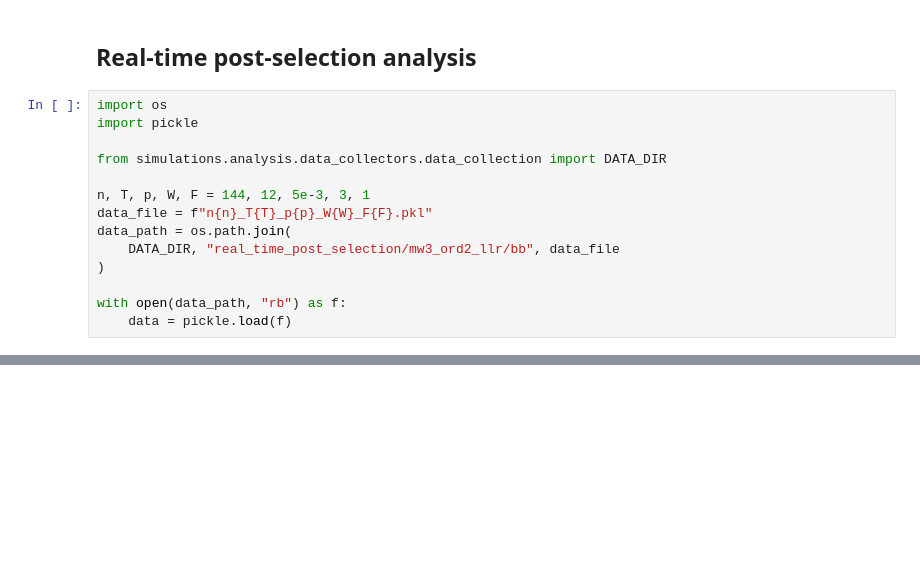
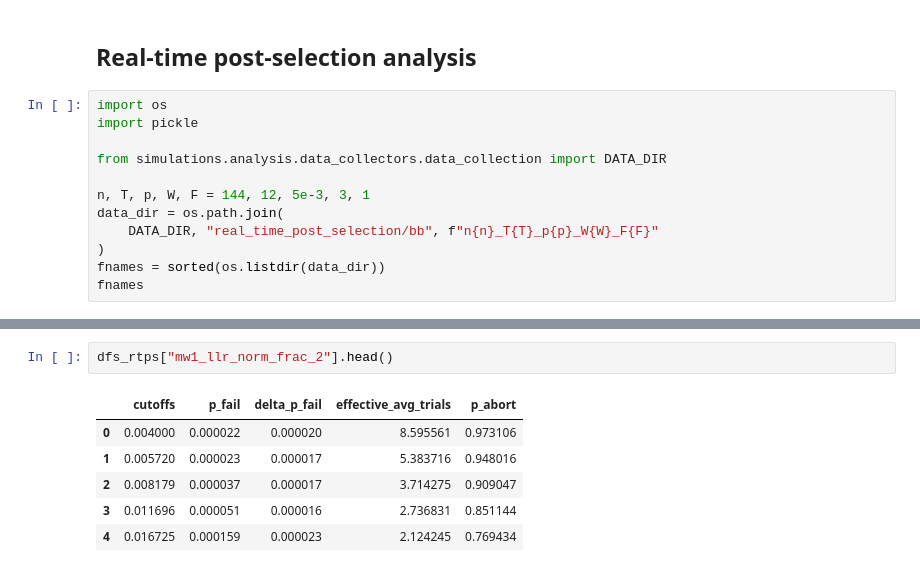
Before and after one commit to seokhyung-lee/ldpc-post-selection, a Jupyter notebook: simulations/analysis/notebooks/sliding_window_analysis.ipynb, the cells around one changed output, grey strips where cells are left out. Cells and saved outputs as stored; diff of their text form; blank space fills up the shorter version.

```diff
--- a/simulations/analysis/notebooks/sliding_window_analysis.ipynb
+++ b/simulations/analysis/notebooks/sliding_window_analysis.ipynb
@@ -299,10 +298,8 @@ import pickle
 from simulations.analysis.data_collectors.data_collection import DATA_DIR
 
 n, T, p, W, F = 144, 12, 5e-3, 3, 1
-data_file = f"n{n}_T{T}_p{p}_W{W}_F{F}.pkl"
-data_path = os.path.join(
-    DATA_DIR, "real_time_post_selection/mw3_ord2_llr/bb", data_file
+data_dir = os.path.join(
+    DATA_DIR, "real_time_post_selection/bb", f"n{n}_T{T}_p{p}_W{W}_F{F}"
 )
-
-with open(data_path, "rb") as f:
-    data = pickle.load(f)
+fnames = sorted(os.listdir(data_dir))
+fnames
@@ -374 +324,10 @@ ax1.set_xlim(1e-3, 0.1)
+# %%
+dfs_rtps["mw1_llr_norm_frac_2"].head()
+# %% [output]
+|  | cutoffs | p_fail | delta_p_fail | effective_avg_trials | p_abort |
+| 0 | 0.004000 | 0.000022 | 0.000020 | 8.595561 | 0.973106 |
+| 1 | 0.005720 | 0.000023 | 0.000017 | 5.383716 | 0.948016 |
+| 2 | 0.008179 | 0.000037 | 0.000017 | 3.714275 | 0.909047 |
+| 3 | 0.011696 | 0.000051 | 0.000016 | 2.736831 | 0.851144 |
+| 4 | 0.016725 | 0.000159 | 0.000023 | 2.124245 | 0.769434 |
 # %%
```
Also changed, not shown: parts of 9 cells of this notebook, 3 other files.
